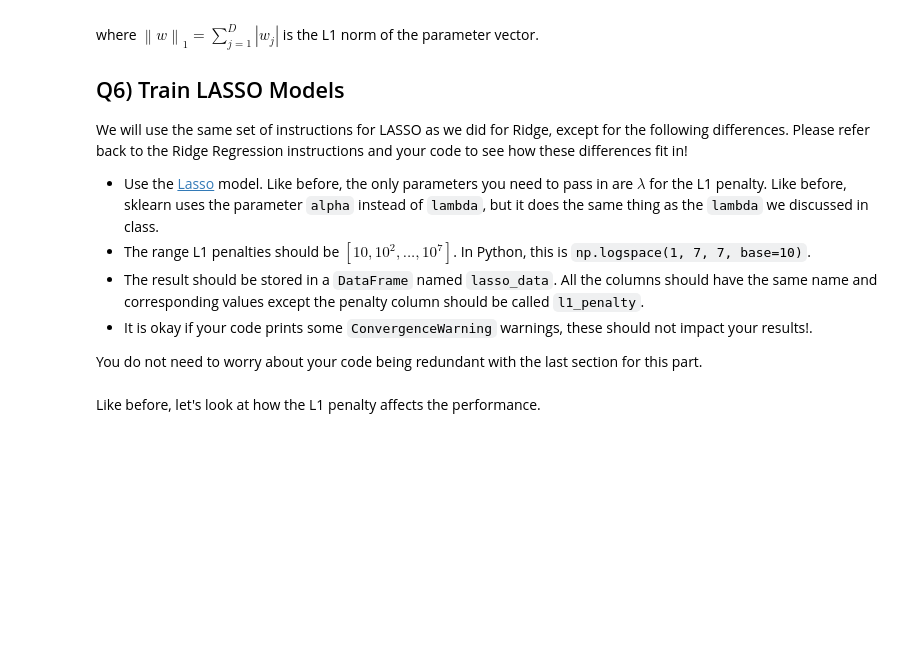
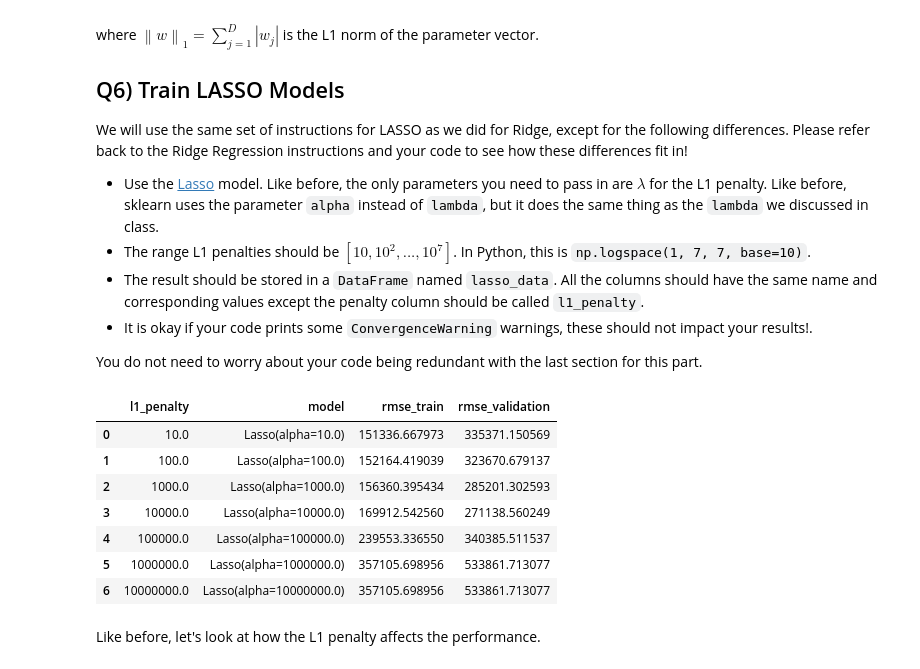
Before and after one commit to VerisimilitudeX/pathologyandprotein, a Jupyter notebook: Module 1/Homework 1/hw1_scaffold.ipynb, the cells around one changed output. Saved outputs shown, nothing was run; the diff lists cells and outputs as text; code cells hidden in the pictures; blank space fills up the shorter version.

```diff
--- a/Module 1/Homework 1/hw1_scaffold.ipynb
+++ b/Module 1/Homework 1/hw1_scaffold.ipynb
@@ -298,14 +363,34 @@ You do not need to worry about your code being redundant with the last section f
 # %%
 ### edTest(test_lasso) ###
 
 from sklearn.linear_model import Lasso
 
 l1_lambdas = np.logspace(1, 7, 7, base=10)
 
 # TODO Implement code to evaluate LASSO Regression with various L1 penalties
+data = []
+for i in range(len(l1_lambdas)):
+    lasso_model = Lasso(alpha=l1_lambdas[i])
+    lasso_model.fit(sales_train_standardized, price_train)
 
-lasso_data = None
+    data.append({
+        'l1_penalty': l1_lambdas[i],
+        'model': lasso_model,
+        'rmse_train': mean_squared_error(lasso_model.predict(sales_train_standardized), price_train, squared=False),
+        'rmse_validation': mean_squared_error(lasso_model.predict(sales_validation_standardized), price_validation, squared=False)
+    })
+lasso_data = pd.DataFrame(data)
+
 lasso_data
+# %% [output]
+|  | l1_penalty | model | rmse_train | rmse_validation |
+| 0 | 10.0 | Lasso(alpha=10.0) | 151336.667973 | 335371.150569 |
+| 1 | 100.0 | Lasso(alpha=100.0) | 152164.419039 | 323670.679137 |
+| 2 | 1000.0 | Lasso(alpha=1000.0) | 156360.395434 | 285201.302593 |
+| 3 | 10000.0 | Lasso(alpha=10000.0) | 169912.542560 | 271138.560249 |
+| 4 | 100000.0 | Lasso(alpha=100000.0) | 239553.336550 | 340385.511537 |
+| 5 | 1000000.0 | Lasso(alpha=1000000.0) | 357105.698956 | 533861.713077 |
+| 6 | 10000000.0 | Lasso(alpha=10000000.0) | 357105.698956 | 533861.713077 |
 # %% [markdown]
 Like before, let's look at how the L1 penalty affects the performance.
 # %%
```
Also changed, not shown: parts of 11 cells of this notebook.
